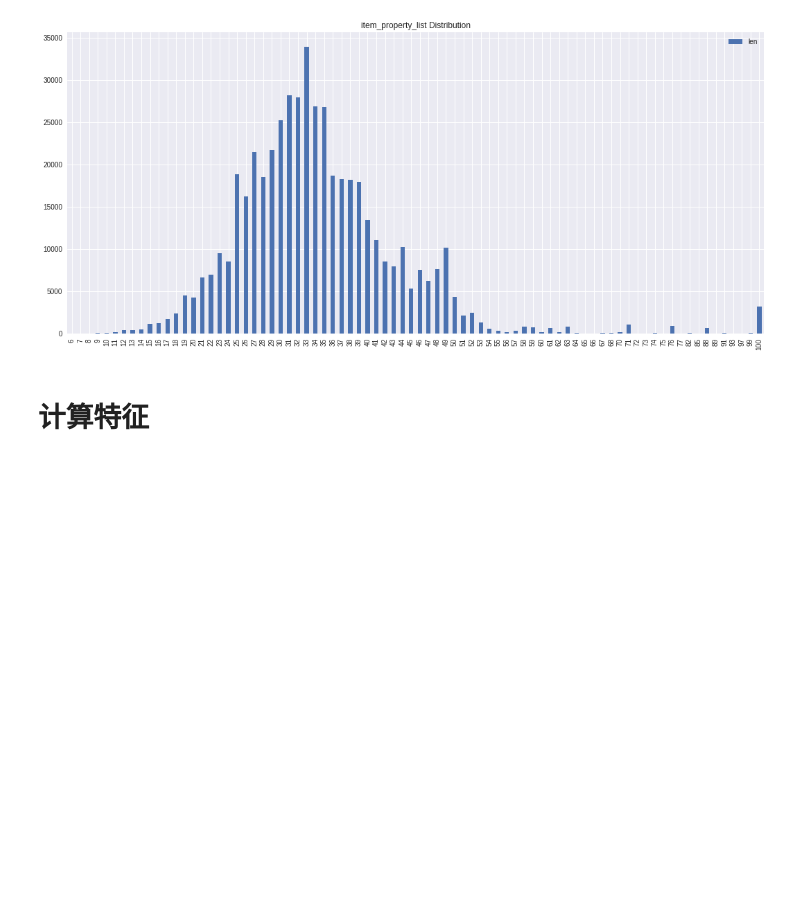
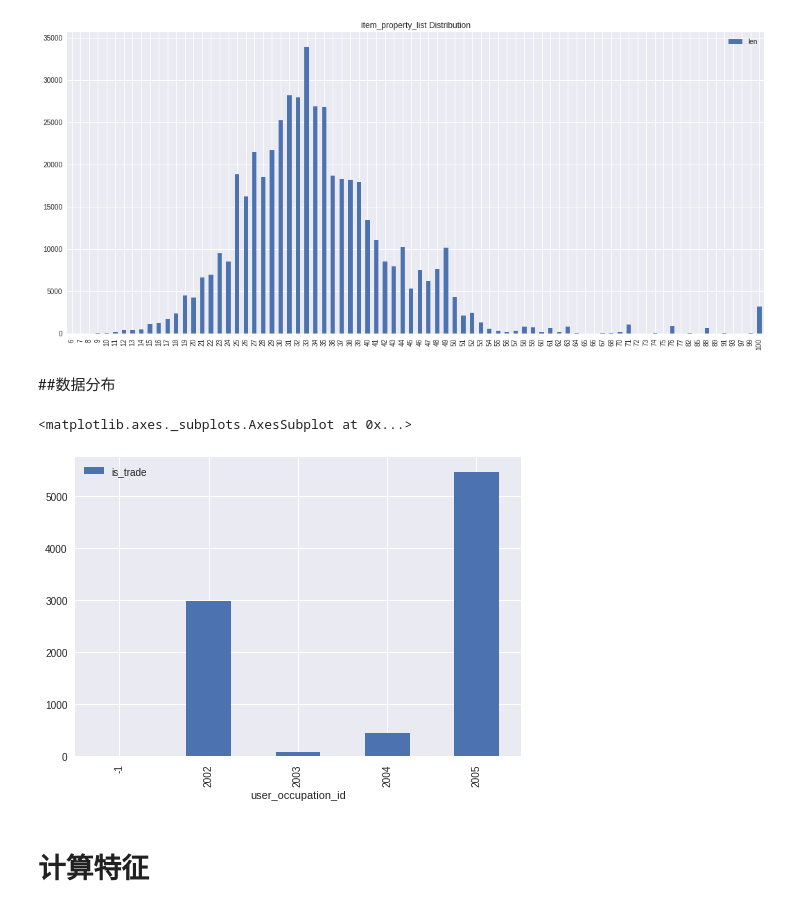
Before and after one commit to J-CIC/Tianchi_IJCAI2018, a Jupyter notebook: Tianchi_IJCAI.ipynb, the cells around one changed output. Cells and saved outputs as stored; diff of their text form; code cells hidden in the pictures; blank space fills up the shorter version.

```diff
--- a/Tianchi_IJCAI.ipynb
+++ b/Tianchi_IJCAI.ipynb
@@ -82,0 +86,14 @@ columns length: 54
+# %%
+feature_list = []
+all_data = pd.concat([train_pd,test_pd])
+all_data["category"] =  list(map(lambda x:x.split(";")[1],all_data["item_category_list"]))
+category_one_hot = pd.get_dummies(all_data["category"],prefix="category")
+all_data = pd.concat([all_data,category_one_hot],axis=1)
+
+
+#重新替换train_pd，test_pd
+train_pd = all_data[:len(train_pd)]
+test_pd = all_data[len(train_pd):]
+#分割线下测试和训练集
+train_m = train_pd[(train_pd["day"]>='2018-09-18')&(train_pd["day"]<='2018-09-22')]
+test_m = train_pd[(train_pd["day"]>='2018-09-23')]
@@ -166,5 +211,13 @@ pd.DataFrame(item_property_list["len"].value_counts().sort_index()).plot(kind="b
 item_category_list分割后长度最小值： 6  长度最大值： 100
 <matplotlib.axes._subplots.AxesSubplot at 0x...>
 [figure]
+# %% [markdown]
+##数据分布
+# %%
+temp = train_pd.groupby("user_occupation_id").sum()
+temp[["is_trade"]].plot(kind="bar")
+# %% [output]
+<matplotlib.axes._subplots.AxesSubplot at 0x...>
+[figure, added]
 # %% [markdown]
 # 计算特征
```
Also changed, not shown: parts of 65 cells of this notebook.
